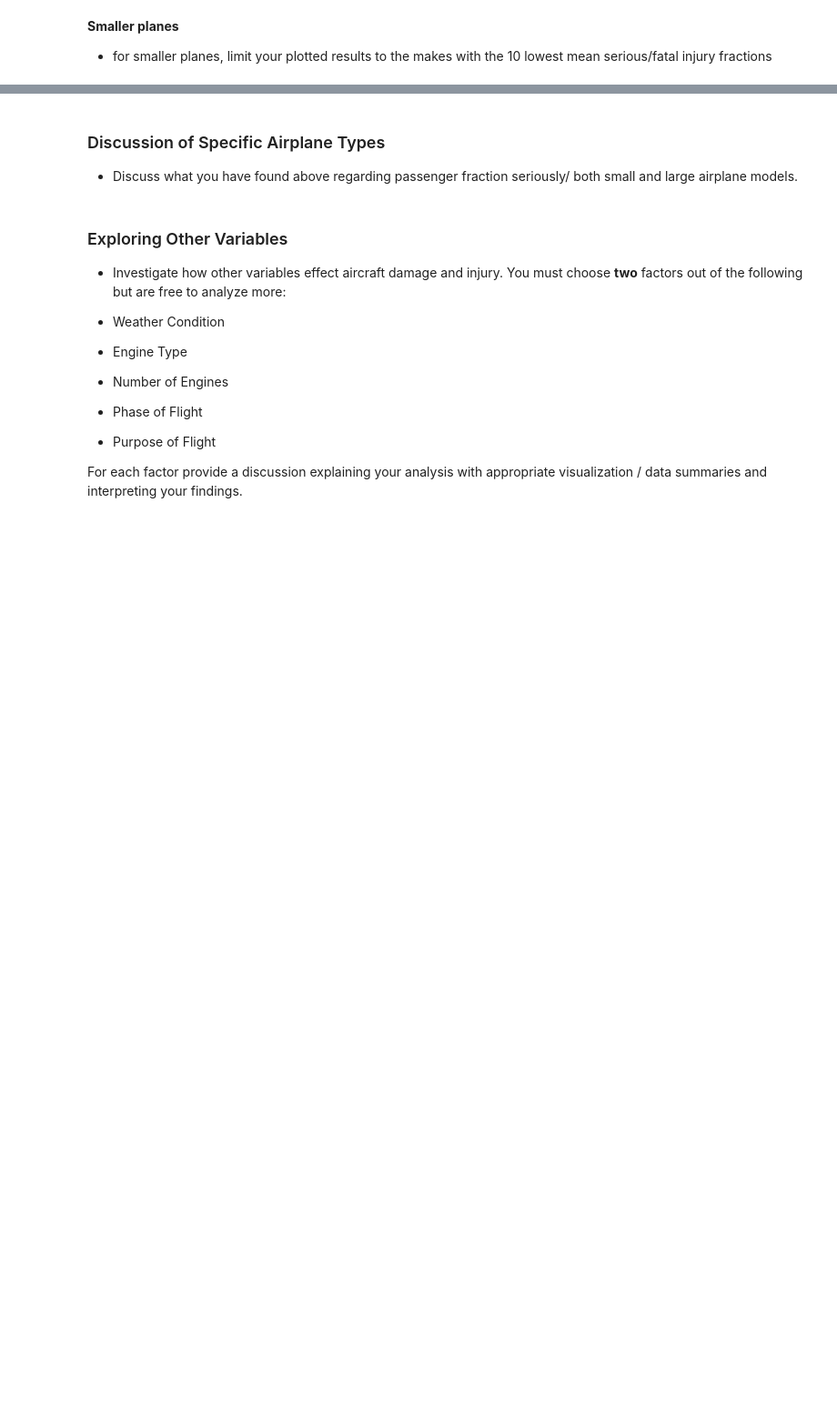
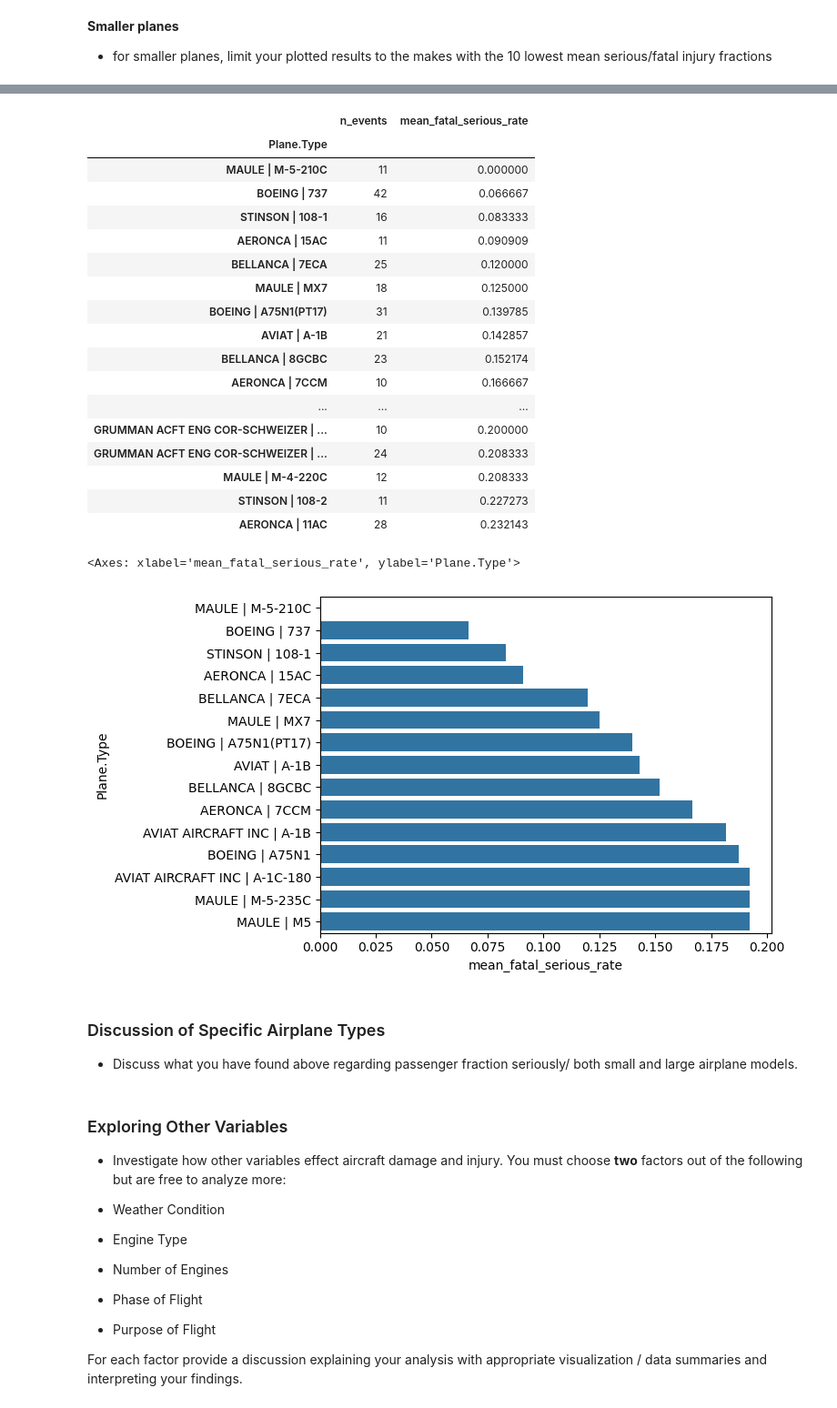
Before and after one commit to drivernf/dsc-course0-m8-lab, a Jupyter notebook: Aviation_Accidents_Data_Analysis.ipynb, the cells around one changed output, grey strips where cells are left out. Shown at 91% size. Cells and saved outputs as stored; diff of their text form; code cells hidden in the pictures; blank space fills up the shorter version.

```diff
--- a/Aviation_Accidents_Data_Analysis.ipynb
+++ b/Aviation_Accidents_Data_Analysis.ipynb
@@ -192,3 +222,49 @@ display(large_destroy_top15)
 # %% [markdown]
 **Smaller planes**
 - for smaller planes, limit your plotted results to the makes with the 10 lowest mean serious/fatal injury fractions
+# %%
+min_events_per_make = 20
+min_events_per_type = 10
+
+# Find top-10 small makes by mean fatal/serious injury rate
+small_make_rank = (
+    small_df.groupby("Make.Clean", dropna=True)
+    .agg(
+        n_events=("Event.Id", "count"),
+        mean_fatal_serious_rate=("Fatal.Serious.Rate", "mean")
+    )
+    .query("n_events >= @min_events_per_make")
+    .sort_values(["mean_fatal_serious_rate", "n_events"], ascending=[True, False])
+)
+top10_small_makes = small_make_rank.head(10).index.tolist()
+display(small_make_rank.head(10))
+
+# Keep only those makes
+small_focus = small_df[small_df["Make.Clean"].isin(top10_small_makes)].copy()
+
+# Ensure Plane.Type exists
+if "Plane.Type" not in small_focus.columns:
+    small_focus["Plane.Type"] = (
+        small_focus["Make.Clean"].astype(str) + " | " + small_focus["Model.Clean"].astype(str)
+    )
+
+# Plane-type stats
+small_type_stats = (
+    small_focus.groupby("Plane.Type", dropna=True)
+    .agg(
+        n_events=("Event.Id", "count"),
+        mean_fatal_serious_rate=("Fatal.Serious.Rate", "mean")
+    )
+    .query("n_events >= @min_events_per_type")
+    .sort_values(["mean_fatal_serious_rate", "n_events"], ascending=[True, False])
+)
+display(small_type_stats.head(20))
+
+# Plot top 15 safest small plane types
+plot_small = small_type_stats.head(15).reset_index()
+sns.barplot(
+    data=plot_small.sort_values("mean_fatal_serious_rate"),
+    x="mean_fatal_serious_rate",
+    y="Plane.Type",
+)
+# %% [output]
@@ -195,3 +283,23 @@ display(large_destroy_top15)
+|  | n_events | mean_fatal_serious_rate |
+| Plane.Type |  |  |
+| MAULE | M-5-210C | 11 | 0.000000 |
+| BOEING | 737 | 42 | 0.066667 |
+| STINSON | 108-1 | 16 | 0.083333 |
+| AERONCA | 15AC | 11 | 0.090909 |
+| BELLANCA | 7ECA | 25 | 0.120000 |
+| MAULE | MX7 | 18 | 0.125000 |
+| BOEING | A75N1(PT17) | 31 | 0.139785 |
+| AVIAT | A-1B | 21 | 0.142857 |
+| BELLANCA | 8GCBC | 23 | 0.152174 |
+| AERONCA | 7CCM | 10 | 0.166667 |
+| ... | ... | ... |
+| GRUMMAN ACFT ENG COR-SCHWEIZER | ... | 10 | 0.200000 |
+| GRUMMAN ACFT ENG COR-SCHWEIZER | ... | 24 | 0.208333 |
+| MAULE | M-4-220C | 12 | 0.208333 |
+| STINSON | 108-2 | 11 | 0.227273 |
+| AERONCA | 11AC | 28 | 0.232143 |
+<Axes: xlabel='mean_fatal_serious_rate', ylabel='Plane.Type'>
+[figure, added]
 # %% [markdown]
 ### Discussion of Specific Airplane Types
 - Discuss what you have found above regarding passenger fraction seriously/ both small and large airplane models.
```
Also changed, not shown: parts of 5 cells of this notebook.
